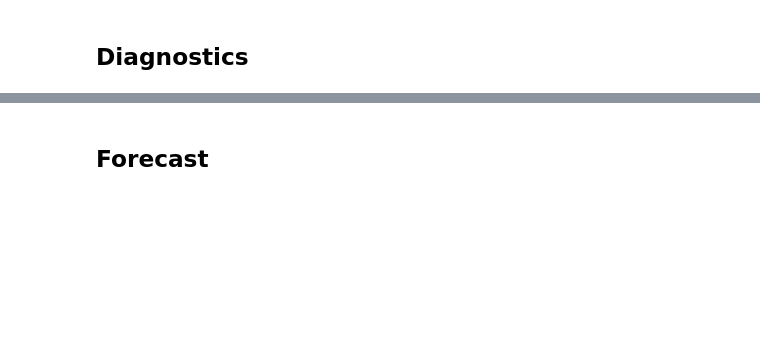
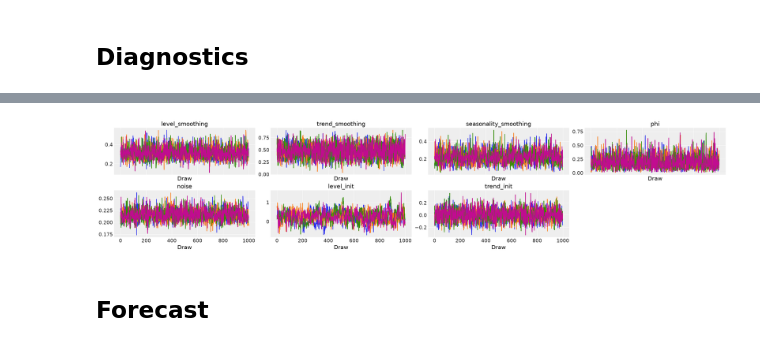
Before and after one commit to pymc-labs/pymc-forecast, a Jupyter notebook: docs/examples/exponential_smoothing_state_space.ipynb, the cells around one changed output, grey strips where cells are left out. Drawn from its saved outputs; the diff is of its cells as text; code cells hidden in the pictures; blank space fills up the shorter version.

Commit message:
Execute forecast example notebooks

```diff
--- a/docs/examples/exponential_smoothing_state_space.ipynb
+++ b/docs/examples/exponential_smoothing_state_space.ipynb
@@ -213,6 +237,8 @@ az.summary(forecaster.idata, var_names=scalar_vars, round_to=2)
 # %%
-az.plot_trace(forecaster.idata, var_names=scalar_vars, compact=True)
+az.plot_trace(forecaster.idata, var_names=scalar_vars)
 plt.show()
+# %% [output]
+[figure, added]
 # %% [markdown]
 ## Forecast
 # %%
```
Also changed, not shown: parts of 9 cells of this notebook, 1 other file.
